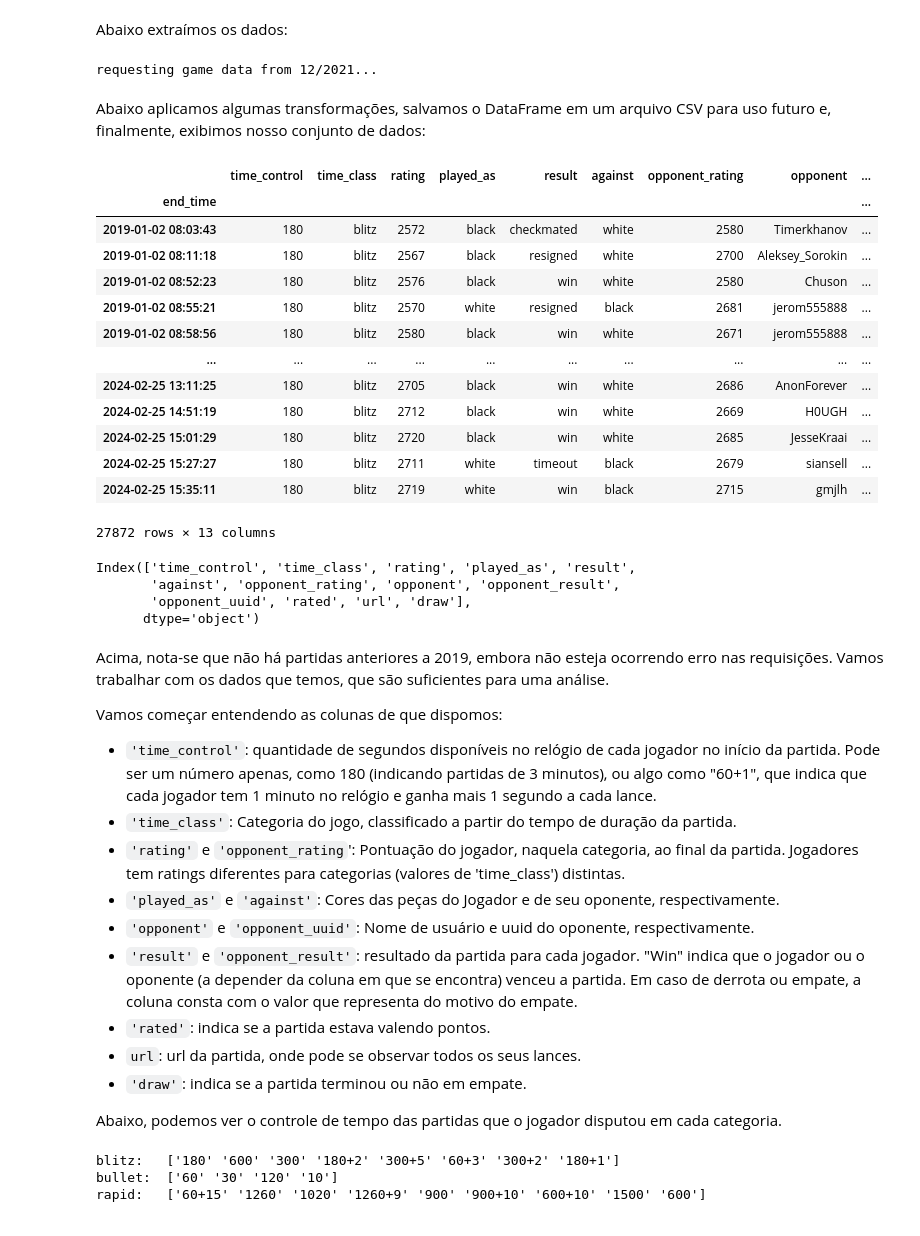
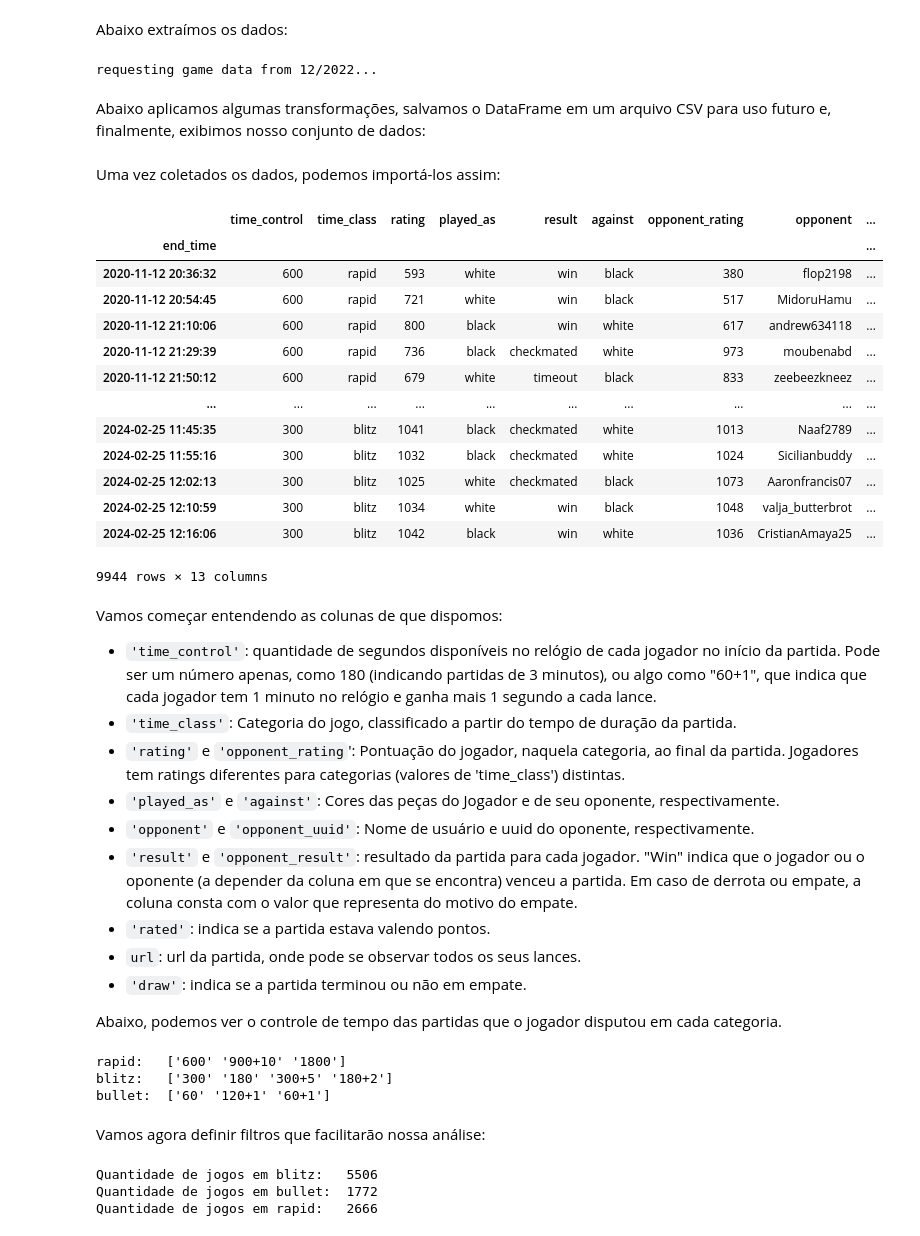
Before and after one commit to morpha21/santanderCoders, a Jupyter notebook: modulo2_Tecnicas_de_Programacao/Analise_Exploratoria/Chess_Analysis.ipynb, the cells around one changed output. Cells and saved outputs as stored; diff of their text form; code cells hidden in the pictures.

```diff
--- a/modulo2_Tecnicas_de_Programacao/Analise_Exploratoria/Chess_Analysis.ipynb
+++ b/modulo2_Tecnicas_de_Programacao/Analise_Exploratoria/Chess_Analysis.ipynb
@@ -47,7 +46,7 @@ def worker(year_,user_,email_):
 # %% [markdown]
 Abaixo extraímos os dados:
 # %%
-user = "Evandro_Barbosa" # Grande mestre
+user = "morpha_21" # Grande mestre
 current_year = datetime.now().year
 
 # preenchendo a variável email com o conteúdo de um arquivo oculto
@@ -57,13 +56,13 @@ with open("extract/.email", 'r') as email_file:
 # fazendo requisições em filas concorrentes (uma para cada ano)
 with concurrent.futures.ThreadPoolExecutor() as executor:
 	futures = []
-	for year in range(2018, current_year+1):
+	for year in range(2020, current_year+1):
 			futures += [executor.submit(worker, year, user, email)]
 	df_list = [f.result() for f in futures]
 
 df = pd.concat(df_list)
 # %% [output]
-requesting game data from 12/2021...
+requesting game data from 12/2022...
 # %% [markdown]
 Abaixo aplicamos algumas transformações, salvamos o DataFrame em um arquivo CSV para uso futuro e, finalmente, exibimos nosso conjunto de dados:
 # %%
@@ -72,33 +71,28 @@ df.sort_index(inplace=True)
 df   = ct.personalize(df, user)
 
 df.to_csv(f"{user}.csv")
-
-df
-# %% [output]
-|  | time_control | time_class | rating | played_as | result | against | opponent_rating | opponent | ... |
-| end_time |  |  |  |  |  |  |  |  | ... |
-| 2019-01-02 08:03:43 | 180 | blitz | 2572 | black | checkmated | white | 2580 | Timerkhanov | ... |
-| 2019-01-02 08:11:18 | 180 | blitz | 2567 | black | resigned | white | 2700 | Aleksey_Sorokin | ... |
-| 2019-01-02 08:52:23 | 180 | blitz | 2576 | black | win | white | 2580 | Chuson | ... |
-| 2019-01-02 08:55:21 | 180 | blitz | 2570 | white | resigned | black | 2681 | jerom555888 | ... |
-| 2019-01-02 08:58:56 | 180 | blitz | 2580 | black | win | white | 2671 | jerom555888 | ... |
-| ... | ... | ... | ... | ... | ... | ... | ... | ... | ... |
-| 2024-02-25 13:11:25 | 180 | blitz | 2705 | black | win | white | 2686 | AnonForever | ... |
-| 2024-02-25 14:51:19 | 180 | blitz | 2712 | black | win | white | 2669 | H0UGH | ... |
-| 2024-02-25 15:01:29 | 180 | blitz | 2720 | black | win | white | 2685 | JesseKraai | ... |
-| 2024-02-25 15:27:27 | 180 | blitz | 2711 | white | timeout | black | 2679 | siansell | ... |
-| 2024-02-25 15:35:11 | 180 | blitz | 2719 | white | win | black | 2715 | gmjlh | ... |
-27872 rows × 13 columns
-# %%
-df.columns
-# %% [output]
-Index(['time_control', 'time_class', 'rating', 'played_as', 'result',
-       'against', 'opponent_rating', 'opponent', 'opponent_result',
-       'opponent_uuid', 'rated', 'url', 'draw'],
-      dtype='object')
+# %% [markdown]
+Uma vez coletados os dados, podemos importá-los assim:
+# %%
+df = pd.read_csv('morpha_21.csv', index_col='end_time')
+df.index = pd.to_datetime(df.index)
+df
+# %% [output]
+|  | time_control | time_class | rating | played_as | result | against | opponent_rating | opponent | ... |
+| end_time |  |  |  |  |  |  |  |  | ... |
+| 2020-11-12 20:36:32 | 600 | rapid | 593 | white | win | black | 380 | flop2198 | ... |
+| 2020-11-12 20:54:45 | 600 | rapid | 721 | white | win | black | 517 | MidoruHamu | ... |
+| 2020-11-12 21:10:06 | 600 | rapid | 800 | black | win | white | 617 | andrew634118 | ... |
+| 2020-11-12 21:29:39 | 600 | rapid | 736 | black | checkmated | white | 973 | moubenabd | ... |
+| 2020-11-12 21:50:12 | 600 | rapid | 679 | white | timeout | black | 833 | zeebeezkneez | ... |
+| ... | ... | ... | ... | ... | ... | ... | ... | ... | ... |
+| 2024-02-25 11:45:35 | 300 | blitz | 1041 | black | checkmated | white | 1013 | Naaf2789 | ... |
+| 2024-02-25 11:55:16 | 300 | blitz | 1032 | black | checkmated | white | 1024 | Sicilianbuddy | ... |
+| 2024-02-25 12:02:13 | 300 | blitz | 1025 | white | checkmated | black | 1073 | Aaronfrancis07 | ... |
+| 2024-02-25 12:10:59 | 300 | blitz | 1034 | white | win | black | 1048 | valja_butterbrot | ... |
+| 2024-02-25 12:16:06 | 300 | blitz | 1042 | black | win | white | 1036 | CristianAmaya25 | ... |
+9944 rows × 13 columns
 # %% [markdown]
-Acima, nota-se que não há partidas anteriores a 2019, embora não esteja ocorrendo erro nas requisições. Vamos trabalhar com os dados que temos, que são suficientes para uma análise.
-
 Vamos começar entendendo as colunas de que dispomos:
 - `'time_control'`: quantidade de segundos disponíveis no relógio de cada jogador no início da partida. Pode ser um número apenas, como 180 (indicando partidas de 3 minutos), ou algo como "60+1", que indica que cada jogador tem 1 minuto no relógio e ganha mais 1 segundo a cada lance.
 - `'time_class'`: Categoria do jogo, classificado a partir do tempo de duração da partida.
@@ -115,6 +109,19 @@ Abaixo, podemos ver o controle de tempo das partidas que o jogador disputou em c
 for category in df['time_class'].unique():
     print(category+":\t",df[df['time_class'] == category]['time_control'].unique())
 # %% [output]
-blitz:   ['180' '600' '300' '180+2' '300+5' '60+3' '300+2' '180+1']
-bullet:  ['60' '30' '120' '10']
-rapid:   ['60+15' '1260' '1020' '1260+9' '900' '900+10' '600+10' '1500' '600']
+rapid:   ['600' '900+10' '1800']
+blitz:   ['300' '180' '300+5' '180+2']
+bullet:  ['60' '120+1' '60+1']
+# %% [markdown]
+Vamos agora definir filtros que facilitarão nossa análise:
+# %%
+blitz = (df['time_class'] == 'blitz')
+bullet = (df['time_class'] == 'bullet')
+rapid = (df['time_class'] == 'rapid')
+
+for category in [(blitz,"blitz"), (bullet,"bullet"), (rapid,"rapid")]:
+    print(f"Quantidade de jogos em {category[1]}:\t{category[0].sum()}")
+# %% [output]
+Quantidade de jogos em blitz:   5506
+Quantidade de jogos em bullet:  1772
+Quantidade de jogos em rapid:   2666
```
Also changed, not shown: parts of 7 cells of this notebook, 4 other files.
